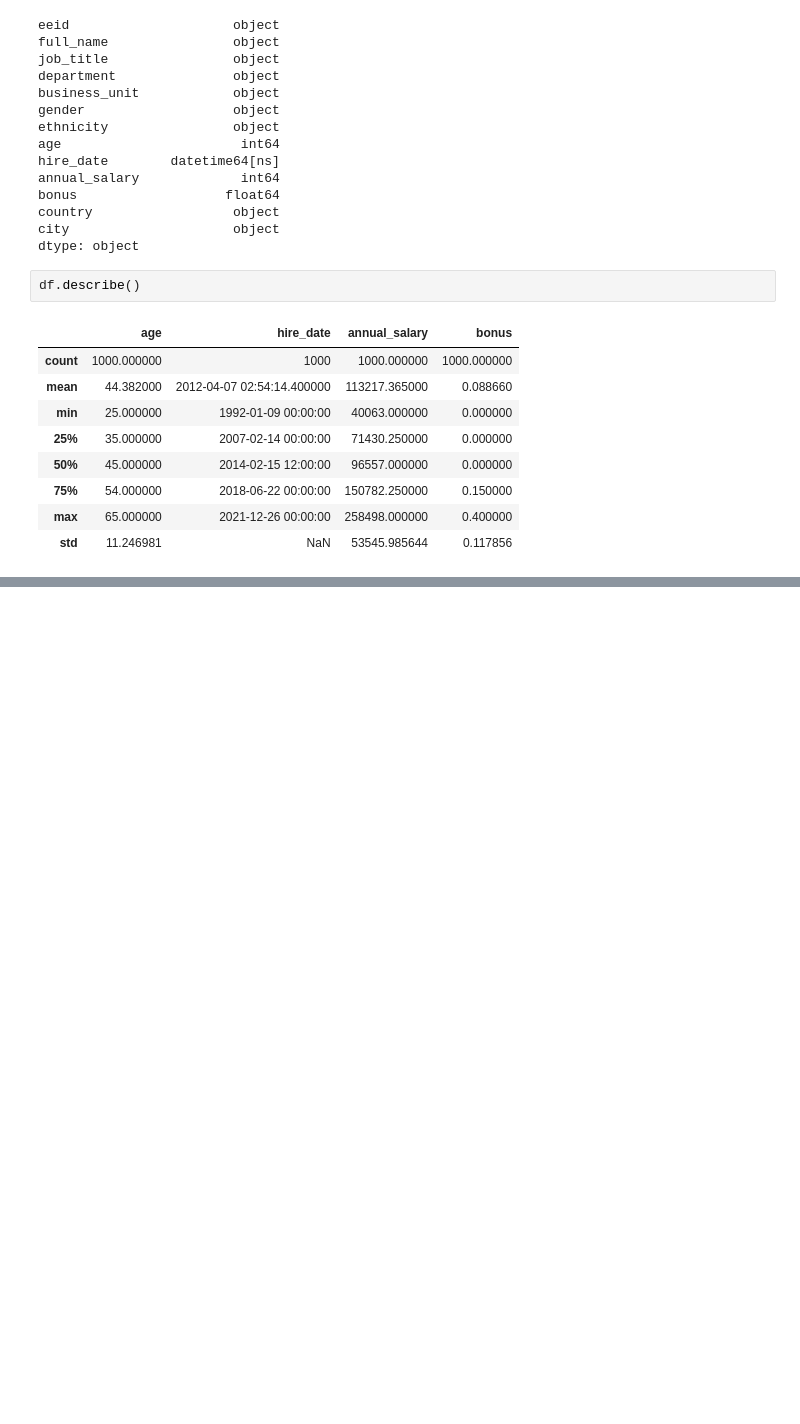
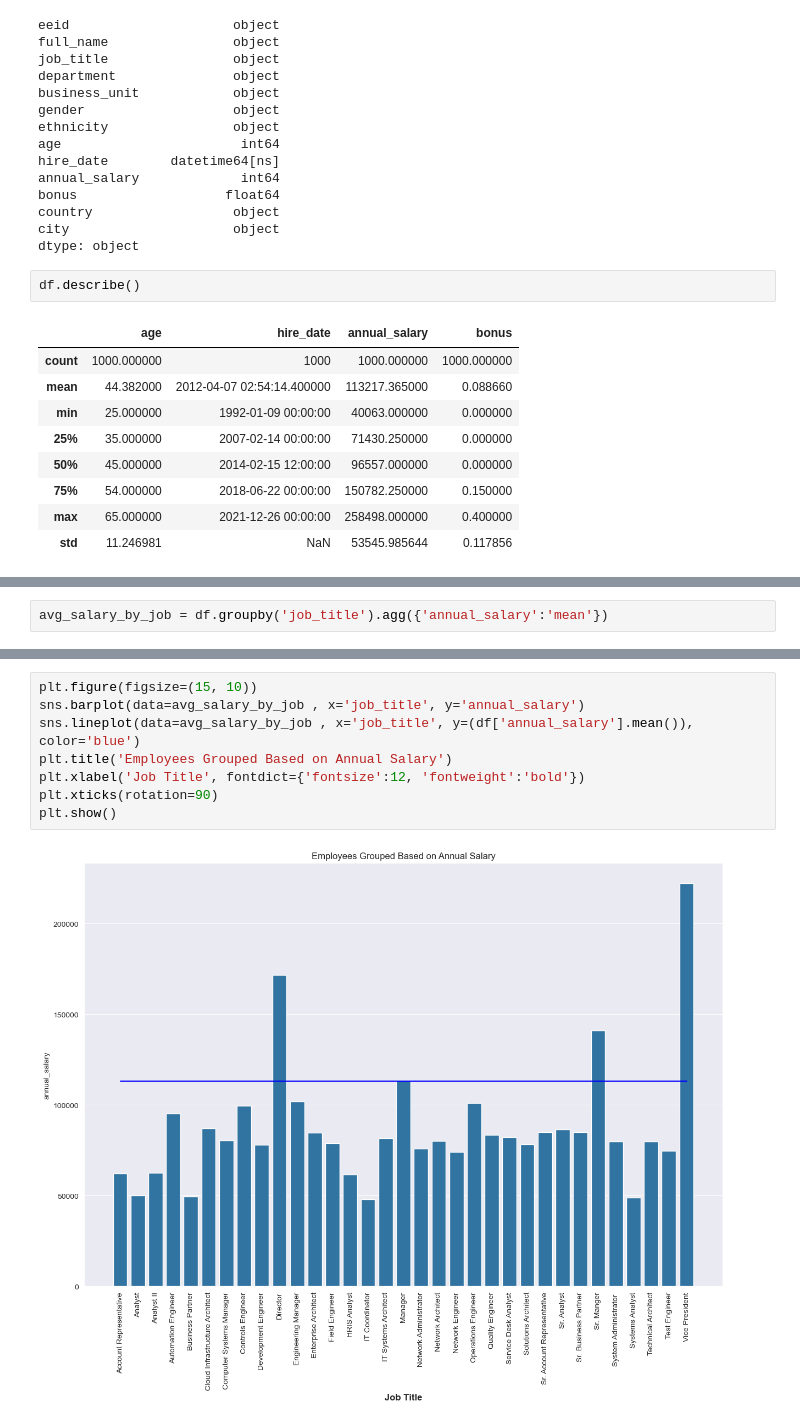
Before and after one commit to Karthikeyan-S-04/EDA_Using_Python_And_SQL, a Jupyter notebook: Employee-Data-Analysis/EDA.ipynb, the cells around one changed output, grey strips where cells are left out. Cells and saved outputs as stored; diff of their text form; blank space fills up the shorter version.

```diff
--- a/Employee-Data-Analysis/EDA.ipynb
+++ b/Employee-Data-Analysis/EDA.ipynb
@@ -125,0 +184,2 @@ df.to_sql('employees', con=engine.connect() , index=False, if_exists = 'replace'
+# %%
+avg_salary_by_job = df.groupby('job_title').agg({'annual_salary':'mean'})
@@ -125,0 +207,10 @@ df.to_sql('employees', con=engine.connect() , index=False, if_exists = 'replace'
+# %%
+plt.figure(figsize=(15, 10))
+sns.barplot(data=avg_salary_by_job , x='job_title', y='annual_salary')
+sns.lineplot(data=avg_salary_by_job , x='job_title', y=(df['annual_salary'].mean()), color='blue')
+plt.title('Employees Grouped Based on Annual Salary')
+plt.xlabel('Job Title', fontdict={'fontsize':12, 'fontweight':'bold'})
+plt.xticks(rotation=90)
+plt.show()
+# %% [output]
+[figure, added]
```
Also changed, not shown: parts of 11 cells of this notebook.
